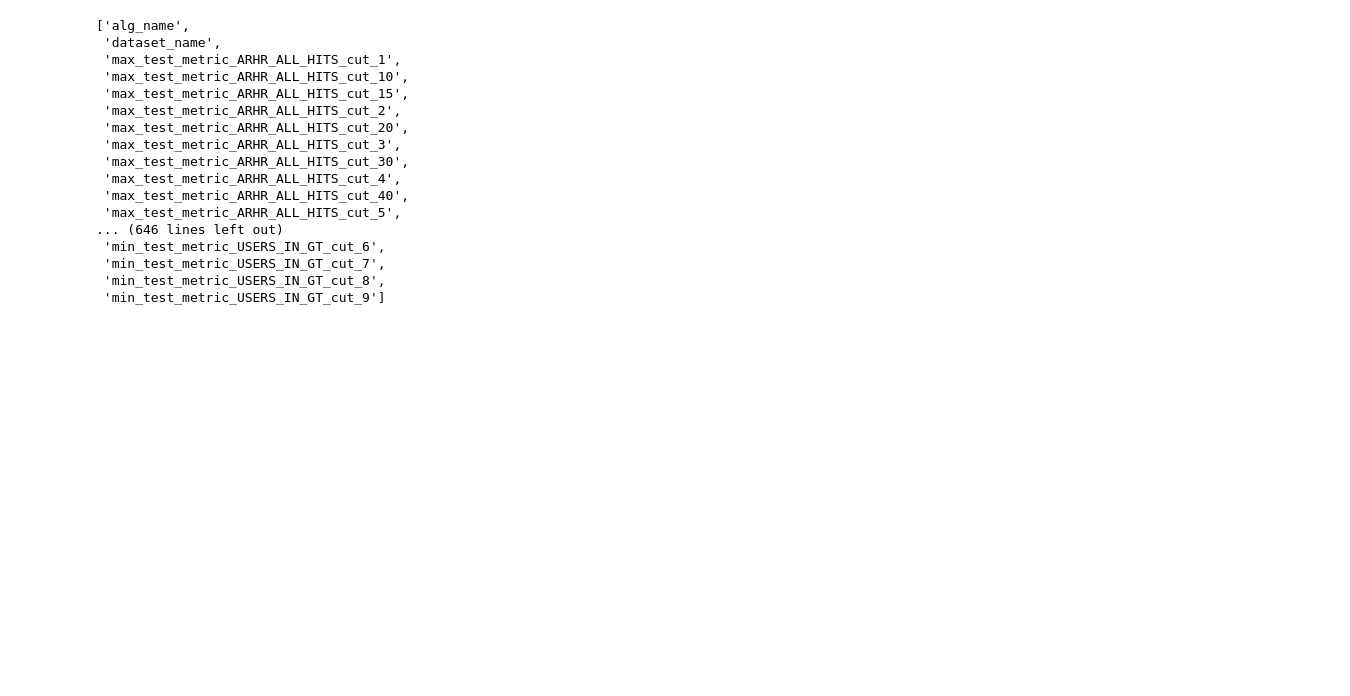
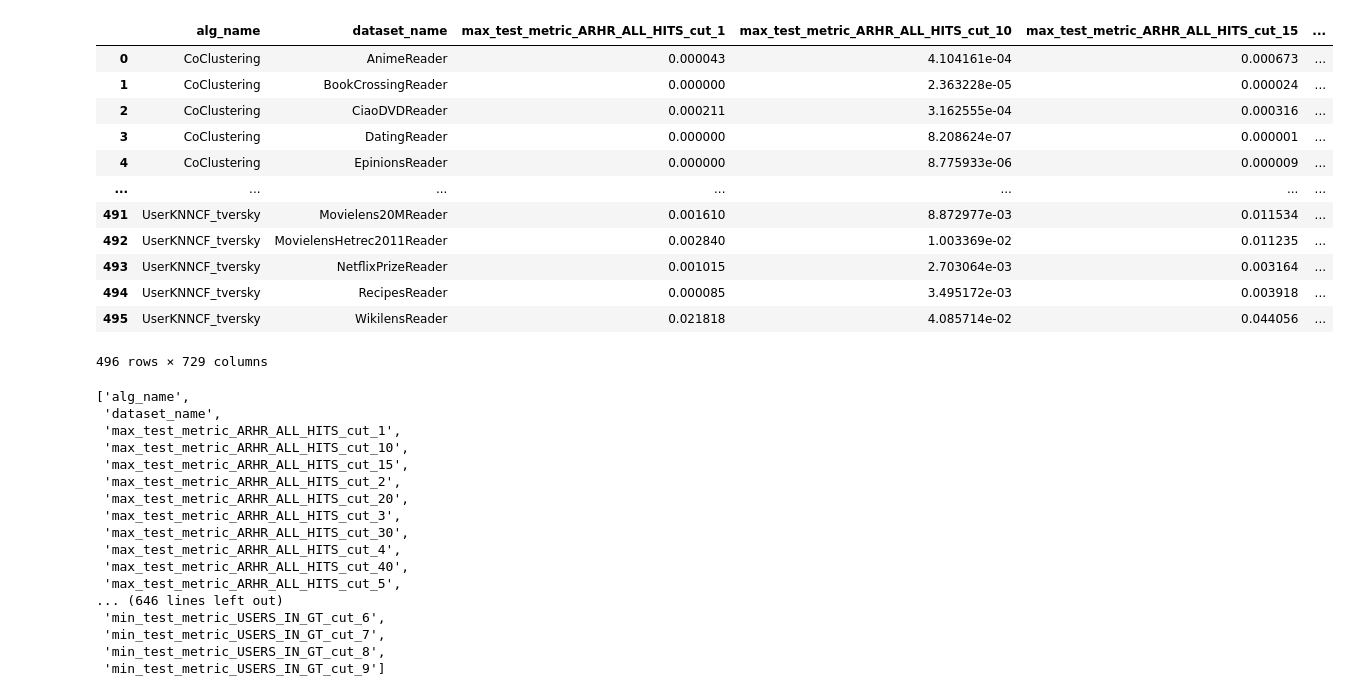
Before and after one commit to naszilla/reczilla, a Jupyter notebook: notebooks/alg_feature_selection.ipynb, the cells around one changed output. Saved outputs shown, nothing was run; the diff lists cells and outputs as text; code cells hidden in the pictures; blank space fills up the shorter version.

Commit message:
Adding metafeature selection code

```diff
--- a/notebooks/alg_selection.ipynb
+++ b/notebooks/alg_feature_selection.ipynb
@@ -5,3 +3,26 @@ meta_dataset = pd.read_csv("./performance_meta_dataset.csv", index_col=0)
+# %%
+meta_dataset = pd.read_csv("./performance_meta_dataset.csv", index_col=0)
+metafeats_fn = "../RecSys2019_DeepLearning_Evaluation/Metafeatures/Metafeatures.csv"
+metafeats = pd.read_csv(metafeats_fn)
+join_cols = ["dataset_name", "split_name"]
+metafeats.columns = ["f__{}".format(col) if col not in join_cols else col for col in metafeats.columns]
+del metafeats["split_name"]
+metafeats = meta_dataset.merge(metafeats, on="dataset_name", how='left')
+metafeats
+# %% [output]
+|  | alg_name | dataset_name | max_test_metric_ARHR_ALL_HITS_cut_1 | max_test_metric_ARHR_ALL_HITS_cut_10 | max_test_metric_ARHR_ALL_HITS_cut_15 | ... |
+| 0 | CoClustering | AnimeReader | 0.000043 | 4.104161e-04 | 0.000673 | ... |
+| 1 | CoClustering | BookCrossingReader | 0.000000 | 2.363228e-05 | 0.000024 | ... |
+| 2 | CoClustering | CiaoDVDReader | 0.000211 | 3.162555e-04 | 0.000316 | ... |
+| 3 | CoClustering | DatingReader | 0.000000 | 8.208624e-07 | 0.000001 | ... |
+| 4 | CoClustering | EpinionsReader | 0.000000 | 8.775933e-06 | 0.000009 | ... |
+| ... | ... | ... | ... | ... | ... | ... |
+| 491 | UserKNNCF_tversky | Movielens20MReader | 0.001610 | 8.872977e-03 | 0.011534 | ... |
+| 492 | UserKNNCF_tversky | MovielensHetrec2011Reader | 0.002840 | 1.003369e-02 | 0.011235 | ... |
+| 493 | UserKNNCF_tversky | NetflixPrizeReader | 0.001015 | 2.703064e-03 | 0.003164 | ... |
+| 494 | UserKNNCF_tversky | RecipesReader | 0.000085 | 3.495172e-03 | 0.003918 | ... |
+| 495 | UserKNNCF_tversky | WikilensReader | 0.021818 | 4.085714e-02 | 0.044056 | ... |
+496 rows × 729 columns
 # %%
 list(meta_dataset.columns)
 # %% [output]
```
Also changed, not shown: parts of 9 cells of this notebook.
